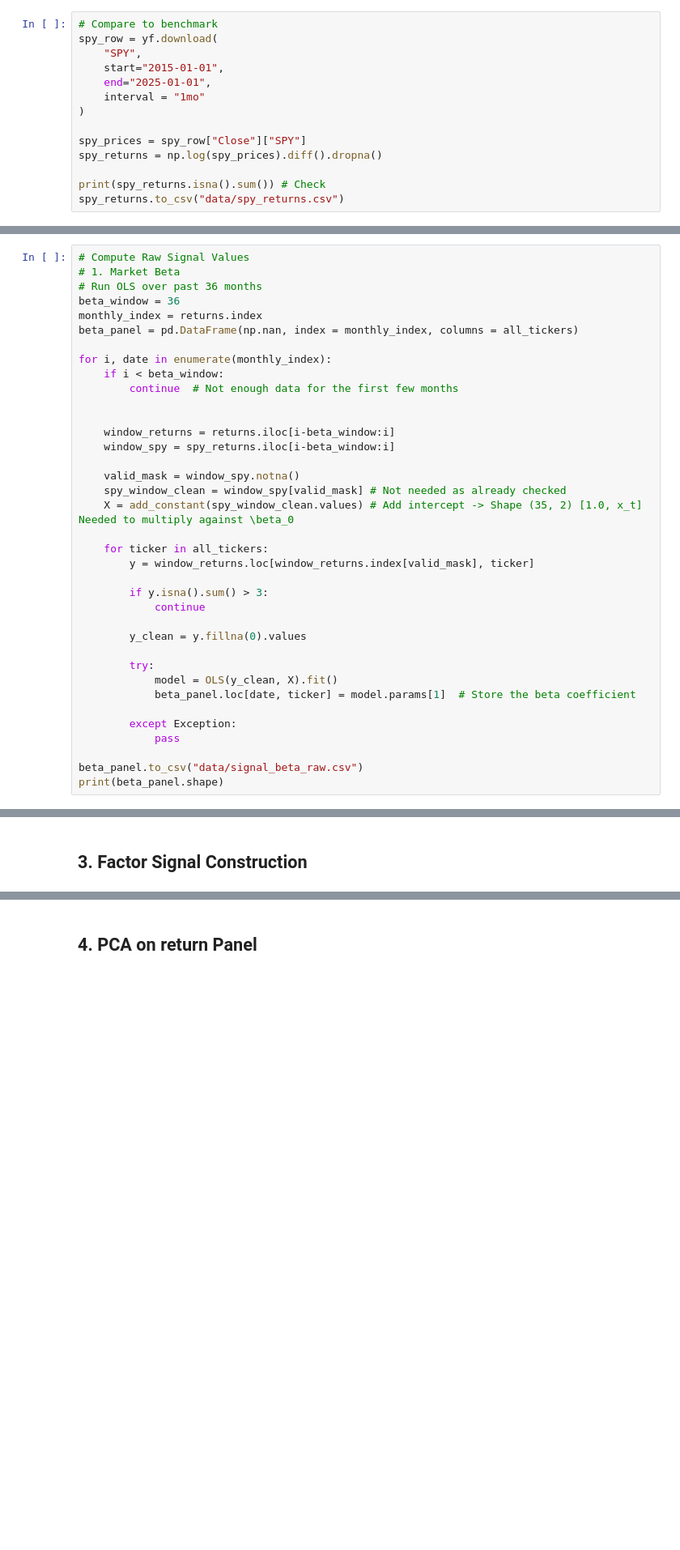
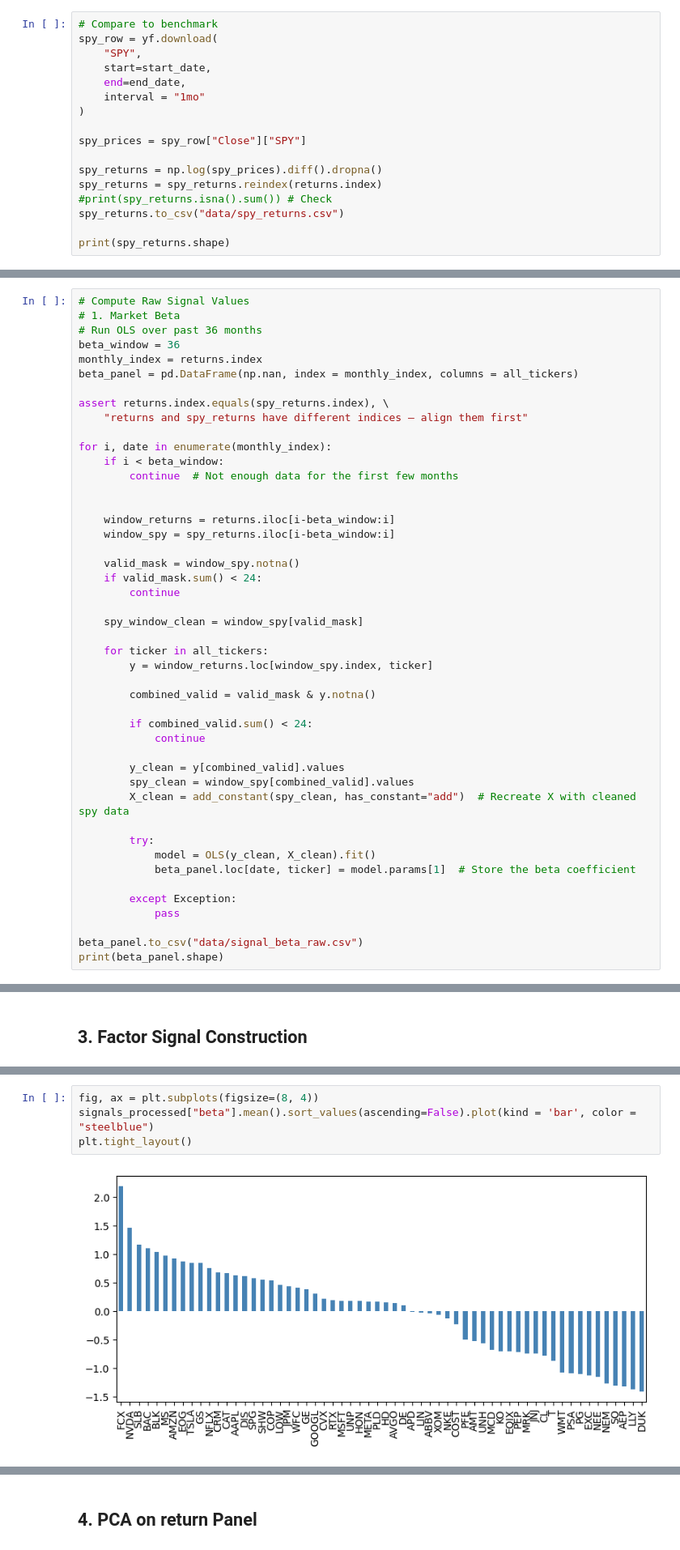
Before and after one commit to gy623/Cross-Sectional-Factor-Model-of-Asset-Returns, a Jupyter notebook: factor_model.ipynb, the cells around one changed output, grey strips where cells are left out. Shown at 81% size. Cells and saved outputs as stored; diff of their text form; blank space fills up the shorter version.

```diff
--- a/factor_model.ipynb
+++ b/factor_model.ipynb
@@ -76,15 +80,18 @@ returns.to_csv("data/returns.csv")
 # Compare to benchmark
 spy_row = yf.download(
     "SPY",
-    start="2015-01-01",
-    end="2025-01-01",
+    start=start_date,
+    end=end_date,
     interval = "1mo"
 )
 
 spy_prices = spy_row["Close"]["SPY"]
+
 spy_returns = np.log(spy_prices).diff().dropna()
+spy_returns = spy_returns.reindex(returns.index)
+#print(spy_returns.isna().sum()) # Check
+spy_returns.to_csv("data/spy_returns.csv")
 
-print(spy_returns.isna().sum()) # Check
-spy_returns.to_csv("data/spy_returns.csv")
+print(spy_returns.shape)
 # %% [output]
 [*********************100%***********************]  1 of 1 completed
@@ -147,6 +156,9 @@ True
 beta_window = 36
 monthly_index = returns.index
 beta_panel = pd.DataFrame(np.nan, index = monthly_index, columns = all_tickers)
+
+assert returns.index.equals(spy_returns.index), \
+    "returns and spy_returns have different indices — align them first"
 
 for i, date in enumerate(monthly_index):
     if i < beta_window:
@@ -157,19 +169,25 @@ for i, date in enumerate(monthly_index):
     window_spy = spy_returns.iloc[i-beta_window:i]
 
     valid_mask = window_spy.notna()
-    spy_window_clean = window_spy[valid_mask] # Not needed as already checked
-    X = add_constant(spy_window_clean.values) # Add intercept -> Shape (35, 2) [1.0, x_t] Needed to multiply against \beta_0
+    if valid_mask.sum() < 24:
+        continue
+
+    spy_window_clean = window_spy[valid_mask]
 
     for ticker in all_tickers:
-        y = window_returns.loc[window_returns.index[valid_mask], ticker]
+        y = window_returns.loc[window_spy.index, ticker]
 
-        if y.isna().sum() > 3:
+        combined_valid = valid_mask & y.notna()
+
+        if combined_valid.sum() < 24:
             continue
 
-        y_clean = y.fillna(0).values
+        y_clean = y[combined_valid].values
+        spy_clean = window_spy[combined_valid].values
+        X_clean = add_constant(spy_clean, has_constant="add")  # Recreate X with cleaned spy data
 
         try:
-            model = OLS(y_clean, X).fit()
+            model = OLS(y_clean, X_clean).fit()
             beta_panel.loc[date, ticker] = model.params[1]  # Store the beta coefficient
 
         except Exception:
@@ -356,0 +542,6 @@ Period-by-period WLS, store factor returns f_t
+# %%
+fig, ax = plt.subplots(figsize=(8, 4))
+signals_processed["beta"].mean().sort_values(ascending=False).plot(kind = 'bar', color = "steelblue")
+plt.tight_layout()
+# %% [output]
+[figure, added]
```
Also changed, not shown: parts of 24 cells of this notebook, 18 other files.
